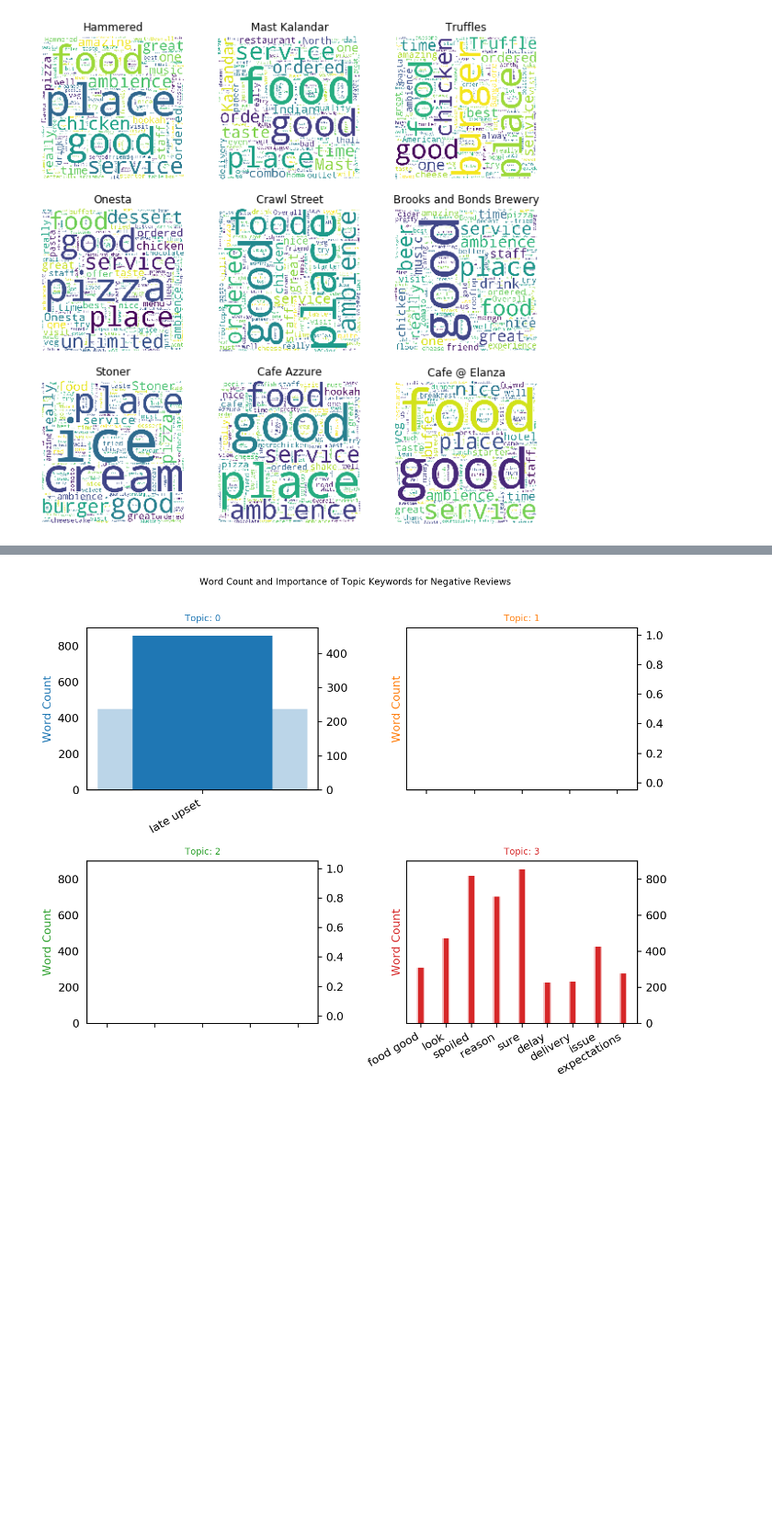
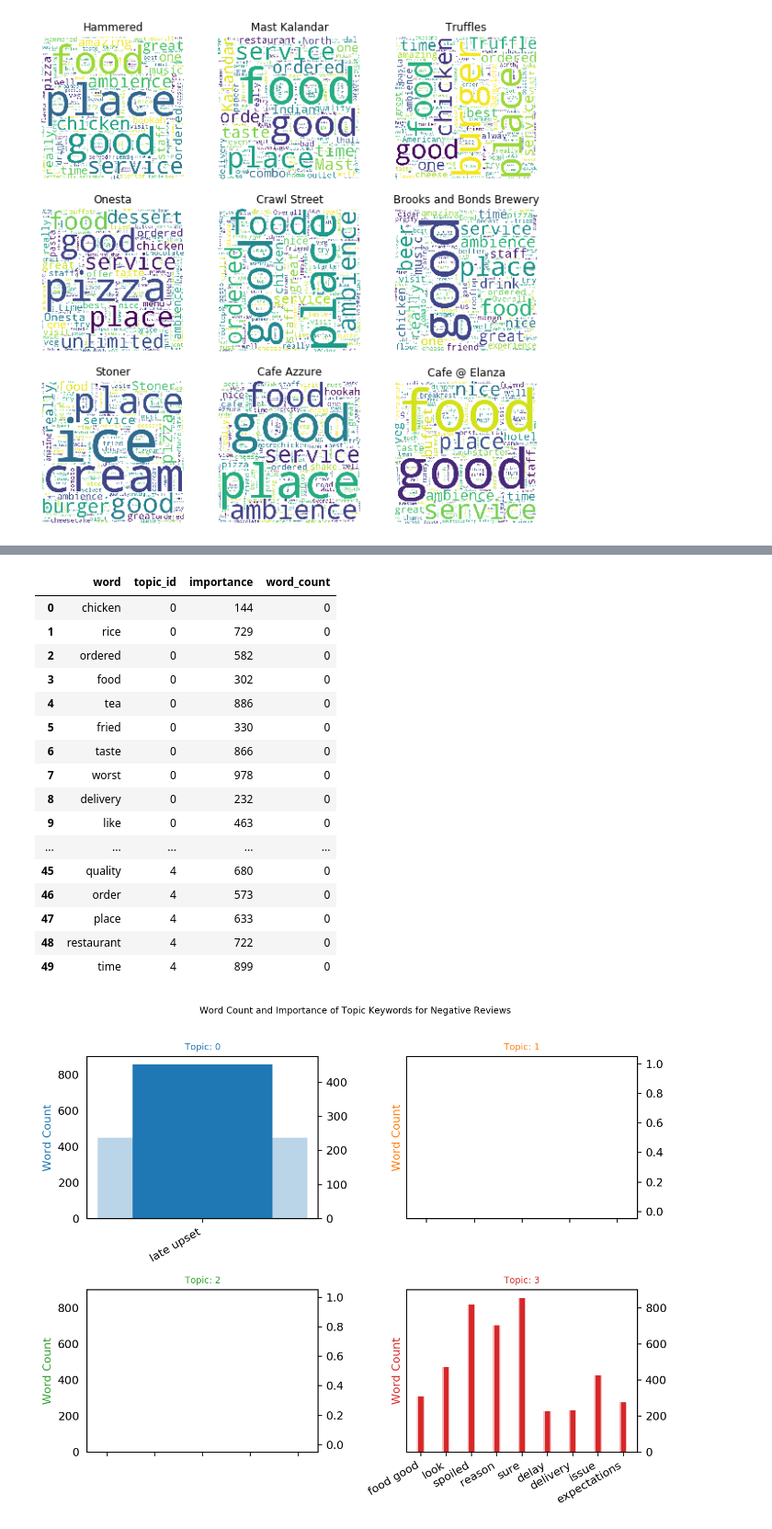
Before and after one commit to robinsaheb/ResturantReviews, a Jupyter notebook: Zomato Notebook.ipynb, the cells around one changed output, grey strips where cells are left out. Shown at 92% size. Cells and saved outputs as stored; diff of their text form; code cells hidden in the pictures; blank space fills up the shorter version.

```diff
--- a/Zomato Notebook.ipynb
+++ b/Zomato Notebook.ipynb
@@ -359,3 +347,23 @@ plt.show()
+# %%
+dataframe
+# %% [output]
+|  | word | topic_id | importance | word_count |
+| 0 | chicken | 0 | 144 | 0 |
+| 1 | rice | 0 | 729 | 0 |
+| 2 | ordered | 0 | 582 | 0 |
+| 3 | food | 0 | 302 | 0 |
+| 4 | tea | 0 | 886 | 0 |
+| 5 | fried | 0 | 330 | 0 |
+| 6 | taste | 0 | 866 | 0 |
+| 7 | worst | 0 | 978 | 0 |
+| 8 | delivery | 0 | 232 | 0 |
+| 9 | like | 0 | 463 | 0 |
+| ... | ... | ... | ... | ... |
+| 45 | quality | 4 | 680 | 0 |
+| 46 | order | 4 | 573 | 0 |
+| 47 | place | 4 | 633 | 0 |
+| 48 | restaurant | 4 | 722 | 0 |
+| 49 | time | 4 | 899 | 0 |
 # %%
 # Interesting thing to notice is that in both positive and negative reviews words such as chicken, taste and
 # service appear, along with negative words such as bad, worse etc. This means that customer's review is strongly
```
Also changed, not shown: parts of 3 cells of this notebook.
